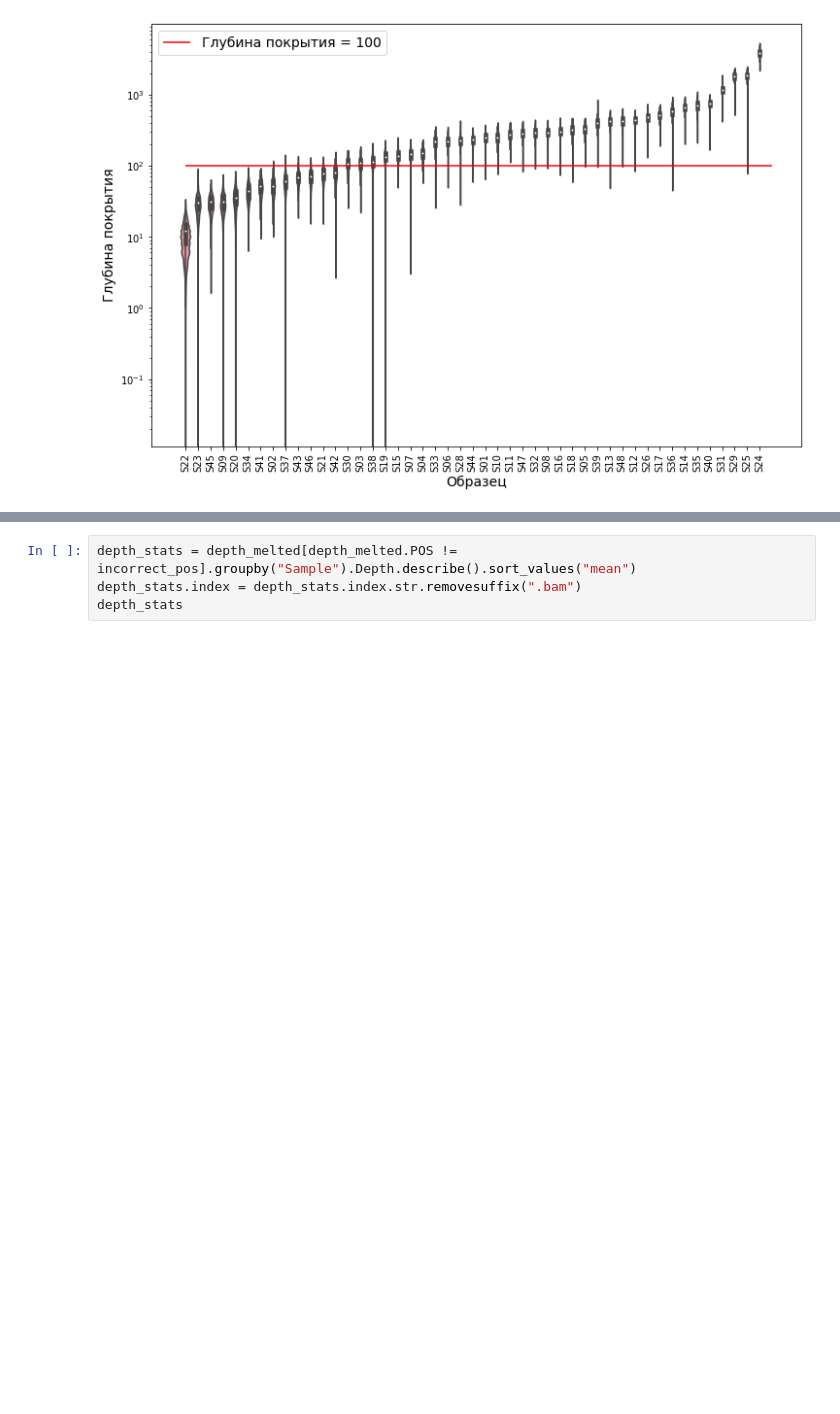
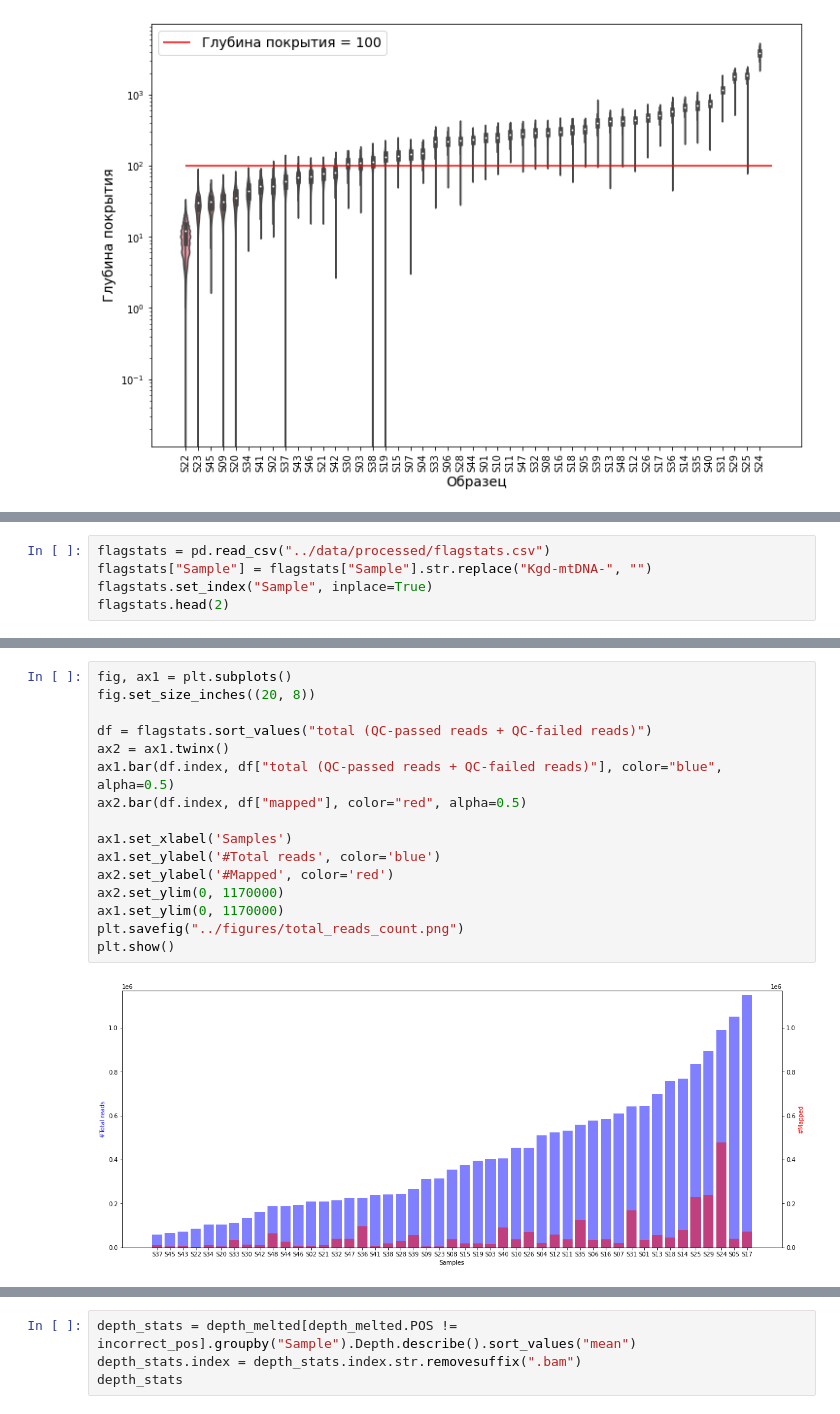
Before and after one commit to mitoclub/OldMenGenetics, a Jupyter notebook: notebooks/stats.ipynb, the cells around one changed output, grey strips where cells are left out. Saved outputs shown, nothing was run; the diff lists cells and outputs as text; blank space fills up the shorter version.

Commit message:
flagstats got, new plots with total reads

```diff
--- a/notebooks/stats.ipynb
+++ b/notebooks/stats.ipynb
@@ -71,0 +74,5 @@ plt.show()
+# %%
+flagstats = pd.read_csv("../data/processed/flagstats.csv")
+flagstats["Sample"] = flagstats["Sample"].str.replace("Kgd-mtDNA-", "")
+flagstats.set_index("Sample", inplace=True)
+flagstats.head(2)
@@ -71,0 +84,18 @@ plt.show()
+# %%
+fig, ax1 = plt.subplots()
+fig.set_size_inches((20, 8))
+
+df = flagstats.sort_values("total (QC-passed reads + QC-failed reads)")
+ax2 = ax1.twinx()
+ax1.bar(df.index, df["total (QC-passed reads + QC-failed reads)"], color="blue", alpha=0.5)
+ax2.bar(df.index, df["mapped"], color="red", alpha=0.5)
+
+ax1.set_xlabel('Samples')
+ax1.set_ylabel('#Total reads', color='blue')
+ax2.set_ylabel('#Mapped', color='red')
+ax2.set_ylim(0, 1170000)
+ax1.set_ylim(0, 1170000)
+plt.savefig("../figures/total_reads_count.png")
+plt.show()
+# %% [output]
+[figure, added]
```
Also changed, not shown: parts of 3 cells of this notebook, 8 other files.
